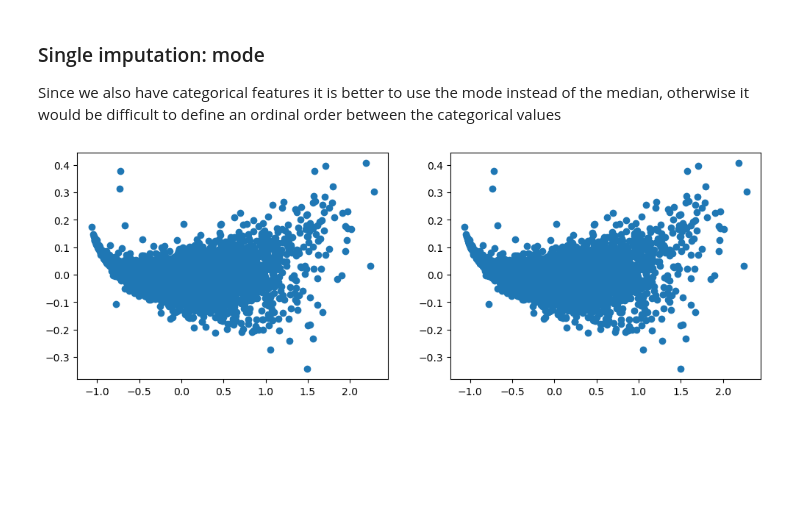
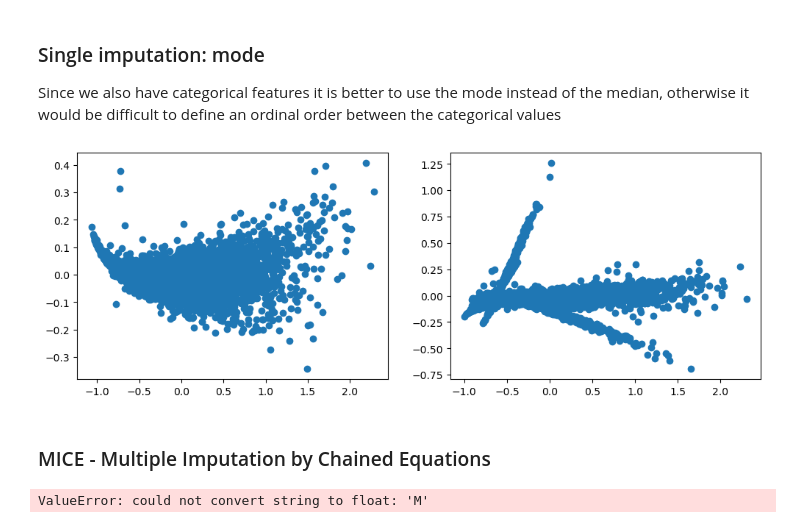
Before and after one commit to TommasoCapacci/DQ_Project_Clustering_2022, a Jupyter notebook: code/first_ideas_imputation.ipynb, the cells around one changed output. Drawn from its saved outputs; the diff is of its cells as text; code cells hidden in the pictures; blank space fills up the shorter version.

Commit message:
fixed visualization code and added MICE

```diff
--- a/code/first_ideas_imputation.ipynb
+++ b/code/first_ideas_imputation.ipynb
@@ -18,8 +18,8 @@ from dirty_completeness import injection
 
 # Load the dataset
 df = pd.read_csv("../datasets/abalone.csv")
-columns = list(df.columns)  # after quick inspection we see that all columns will contain missing values
-print(columns)
+missing_columns = list(df.columns)  # after quick inspection we see that all columns will contain missing values
+print(missing_columns)
 
 # PCA visualization
 fig, ax = plt.subplots(figsize=(12,4))
@@ -44,22 +59,54 @@ for ds in df_list:
 Since we also have categorical features it is better to use the mode instead of the median, otherwise it would be difficult to define an ordinal order between the categorical values
 # %%
 test_ind = 4  # must be between 0 and 4
-
-df_test = pd.DataFrame()
-for col in columns:
-    df_test[col] = df[col].fillna(df[col].mode()[0])
+df_test = pd.DataFrame(columns = [name for name in missing_columns])
+for col in missing_columns:
+    df_test[col] = df_list[test_ind][col].fillna(df_list[test_ind][col].mode()[0])
 
 # Visualization of the results
 fig, axes = plt.subplots(1, 2, figsize=(12,4))
 
 pca = PCA(n_components=2,random_state=42)
 
 X_pca = pca.fit_transform(df.drop('0',axis = 1))
 axes[0].scatter(X_pca[:, 0], X_pca[:, 1])
 
 X_pca = pca.fit_transform(df_test.drop('0',axis = 1))
 axes[1].scatter(X_pca[:, 0], X_pca[:, 1])
 
 plt.show()
 # %% [output]
-[figure, old version]
+[figure, new version]
+# %% [markdown]
+### MICE - Multiple Imputation by Chained Equations
+# %%
+from sklearn.experimental import enable_iterative_imputer
+from sklearn.impute import IterativeImputer
+from sklearn.compose import ColumnTransformer
+from sklearn.neighbors import KNeighborsRegressor
+
+df_test = pd.DataFrame(columns = [name for name in missing_columns])
+df_c = df.copy()
+
+multivariate_impute_pipe = ColumnTransformer([
+    ("impute_num", IterativeImputer(estimator=KNeighborsRegressor(n_neighbors=10),
+                                    max_iter=100), df_c.columns)
+]
+)
+df_mice = multivariate_impute_pipe.fit_transform(df_c)
+df_test = pd.DataFrame(df_mice, columns=df_c.columns)
+
+# Visualization of the results
+fig, axes = plt.subplots(1, 2, figsize=(12,4))
+
+pca = PCA(n_components=2,random_state=42)
+
+X_pca = pca.fit_transform(df.drop('0',axis = 1))
+axes[0].scatter(X_pca[:, 0], X_pca[:, 1])
+
+X_pca = pca.fit_transform(df_test.drop('0',axis = 1))
+axes[1].scatter(X_pca[:, 0], X_pca[:, 1])
+
+plt.show()
+# %% [output]
+ValueError: could not convert string to float: 'M'
```
Also changed, not shown: parts of 1 cell of this notebook, 1 other file.
